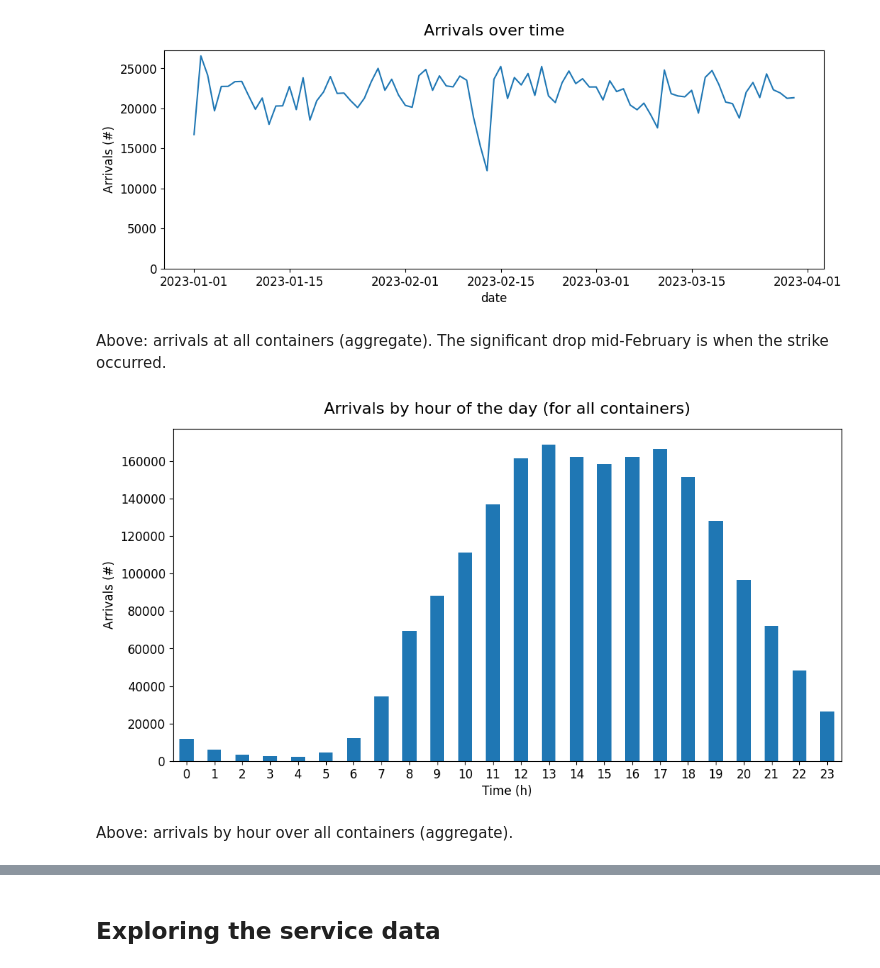
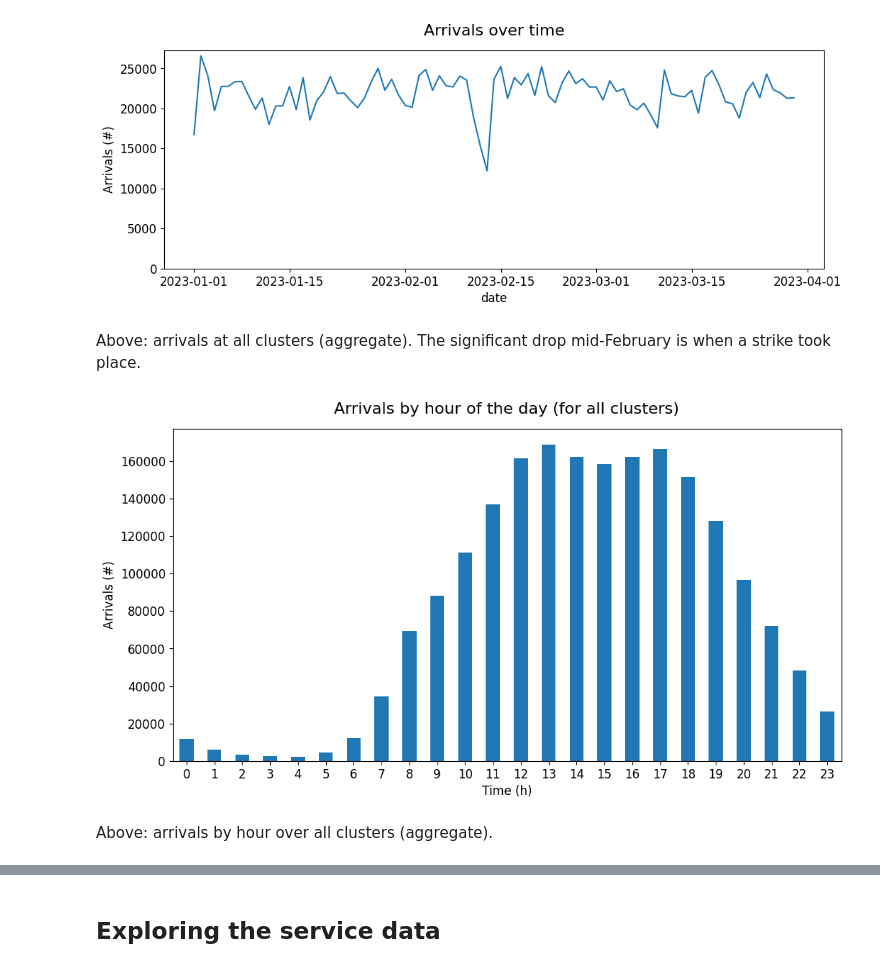
Before and after one commit to N-Wouda/Urban-Waste-Collection, a Jupyter notebook: notebooks/exploratory_analysis.ipynb, the cells around one changed output, grey strips where cells are left out. Drawn from its saved outputs; the diff is of its cells as text; code cells hidden in the pictures.

```diff
--- a/notebooks/exploratory_analysis.ipynb
+++ b/notebooks/exploratory_analysis.ipynb
@@ -31,7 +27,7 @@ Luckily `pandas` offers helpful tools for working with SQL data.
 # %%
 with sqlite3.connect("data/waste.db") as con:
     locations = pd.read_sql("SELECT * FROM locations", con)
-    containers = pd.read_sql("SELECT * FROM containers", con)
+    clusters = pd.read_sql("SELECT * FROM clusters", con)
     arrivals = pd.read_sql("SELECT * FROM arrivals", con, parse_dates=['date'])
     services = pd.read_sql("SELECT * FROM services", con, parse_dates=['date'])
 # %%
@@ -66,14 +62,14 @@ ax.set_title("Arrivals over time");
 # %% [output]
 [figure]
 # %% [markdown]
-Above: arrivals at all containers (aggregate). The significant drop mid-February is when the strike occurred.
+Above: arrivals at all clusters (aggregate). The significant drop mid-February is when a strike took place.
 # %%
 ax = arrivals.date.groupby(arrivals.date.dt.hour).count().plot.bar(figsize=(12, 6), rot=0)
 ax.set_xlabel("Time (h)")
 ax.set_ylabel("Arrivals (#)")
-ax.set_title("Arrivals by hour of the day (for all containers)");
+ax.set_title("Arrivals by hour of the day (for all clusters)");
 # %% [output]
-[figure, old version]
+[figure, new version]
 # %% [markdown]
-Above: arrivals by hour over all containers (aggregate).
+Above: arrivals by hour over all clusters (aggregate).
 # %%
```
Also changed, not shown: parts of 13 cells of this notebook, 54 other files.
